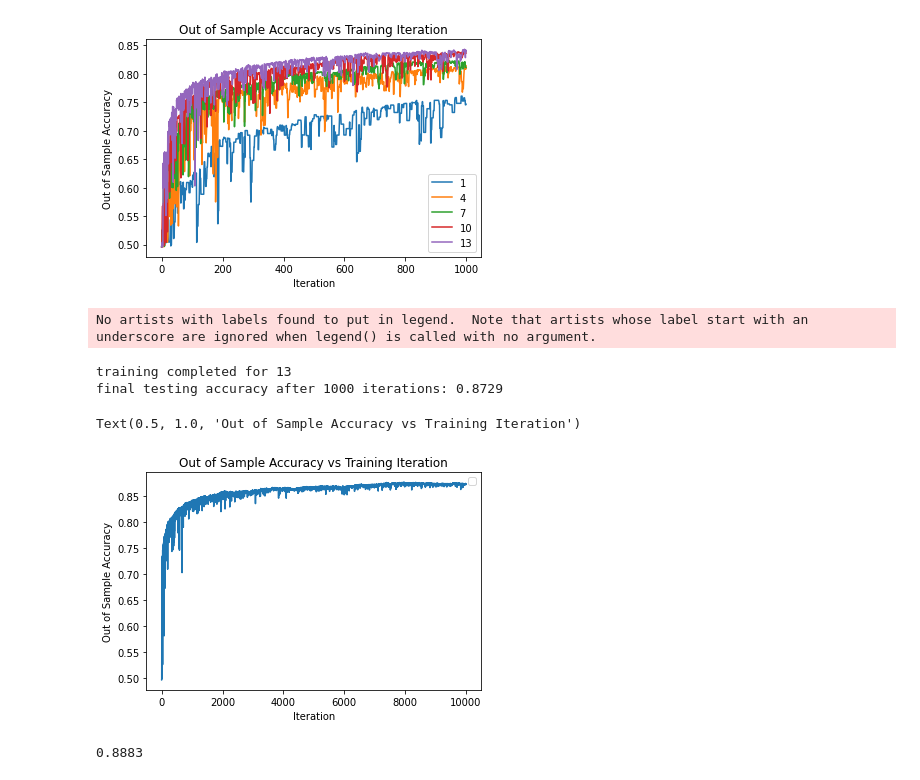
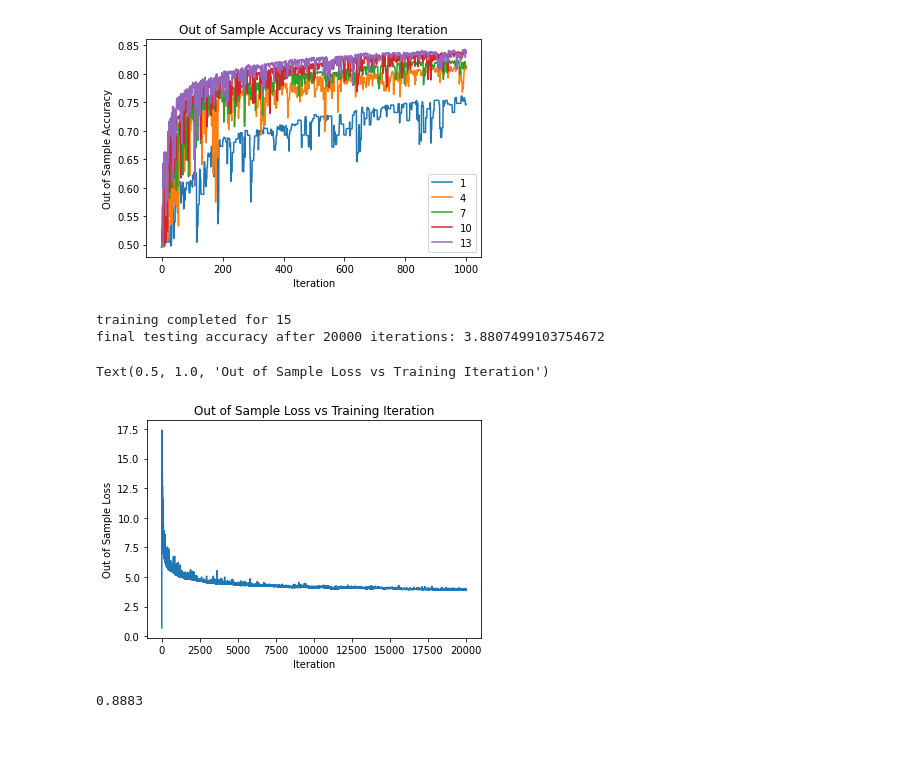
Before and after one commit to seichang00/IMDB_bayesian_regression, a Jupyter notebook: imdb_regression.ipynb, the cells around one changed output. Cells and saved outputs as stored; diff of their text form; code cells hidden in the pictures; blank space fills up the shorter version.

```diff
--- a/imdb_regression.ipynb
+++ b/imdb_regression.ipynb
@@ -283,14 +283,14 @@ for learning_rate in [1e-5, 1e-4, 1e-3, 1e-2, 0.1]:
     l_rate=learning_rate,
     batch_size=train_batch,
     max_iters=train_iters,
-    train_stat="accuracy")
+    train_stat="loss")
     plt.plot(sgd_stats, label=str(learning_rate))
     print("training completed for " + str(learning_rate))
     print("final testing accuracy after {} iterations: {}".format(train_iters, sgd_stats[-1]))
 
 plt.legend()
 plt.xlabel("Iteration")
-plt.ylabel("Out of Sample Accuracy")
-plt.title("Out of Sample Accuracy vs Training Iteration")
+plt.ylabel("Out of Sample Loss")
+plt.title("Out of Sample Loss vs Training Iteration")
 # %% [output]
 training completed for 1e-05
@@ -346,35 +346,33 @@ Text(0.5, 1.0, 'Out of Sample Accuracy vs Training Iteration')
 # %%
 #BATCH SIZE
 train_iters = 20000
 learning_rate = 0.1
 train_lamb = 5
 batch_train = 15
 
 beta, sgd_stats = stochastic_regression_map(
     lamb=train_lamb,
     X=X_train,
     X_test=X_test,
     y=y_train,
     y_test=y_test,
     l_rate=learning_rate,
     batch_size=batch_train,
     max_iters=train_iters,
-    train_stat="accuracy")
+    train_stat="loss")
 
 plt.plot(sgd_stats)
 print("training completed for " + str(batch_train))
 print("final testing accuracy after {} iterations: {}".format(train_iters, sgd_stats[-1]))
 
-plt.legend()
 plt.xlabel("Iteration")
-plt.ylabel("Out of Sample Accuracy")
-plt.title("Out of Sample Accuracy vs Training Iteration")
+plt.ylabel("Out of Sample Loss")
+plt.title("Out of Sample Loss vs Training Iteration")
 # %% [output]
-No artists with labels found to put in legend.  Note that artists whose label start with an underscore are ignored when legend() is called with no argument.
+training completed for 15
+final testing accuracy after 20000 iterations: 3.8807499103754672
-training completed for 13
-final testing accuracy after 1000 iterations: 0.8729
+Text(0.5, 1.0, 'Out of Sample Loss vs Training Iteration')
-Text(0.5, 1.0, 'Out of Sample Accuracy vs Training Iteration')
-[figure, old version]
+[figure, new version]
 # %%
 from sklearn.linear_model import SGDClassifier
 
```
Also changed, not shown: parts of 1 cell of this notebook, 3 other files.
